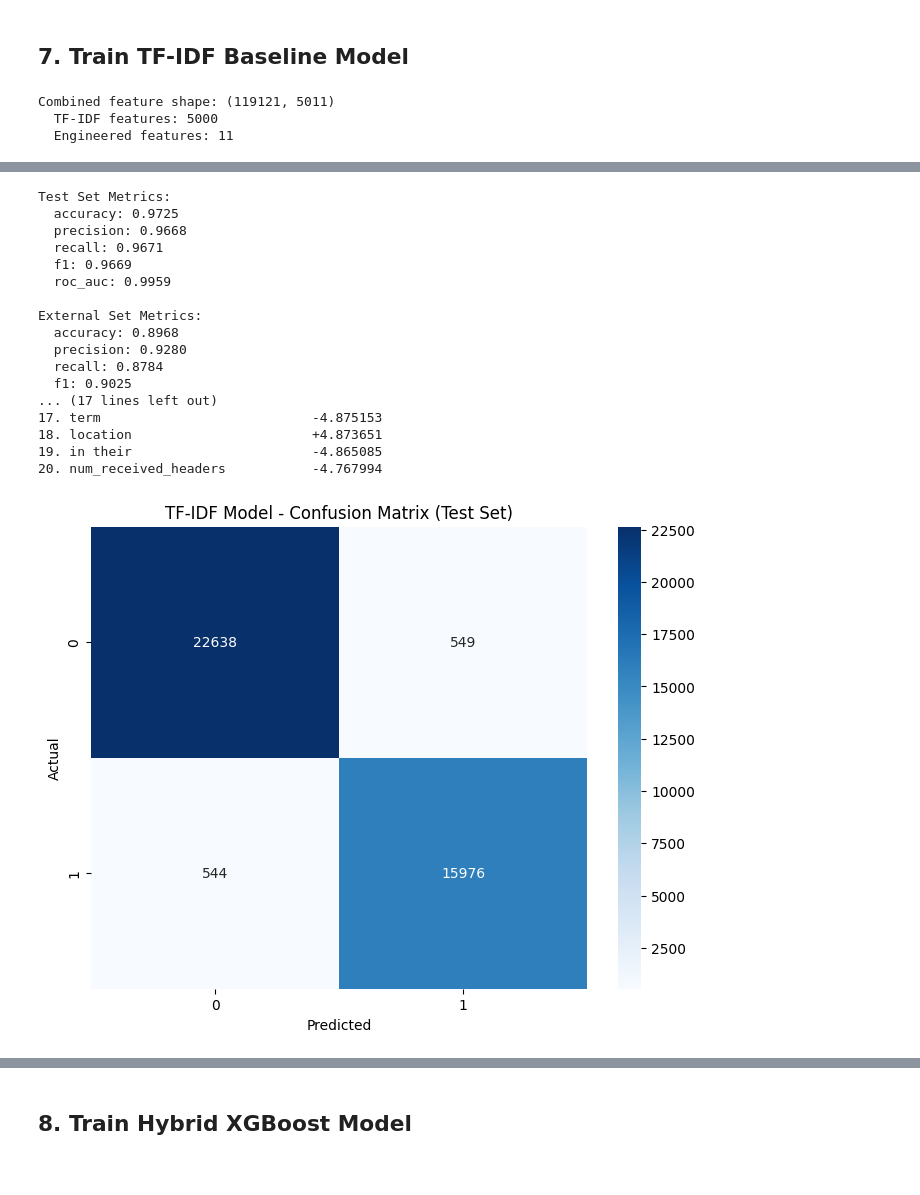
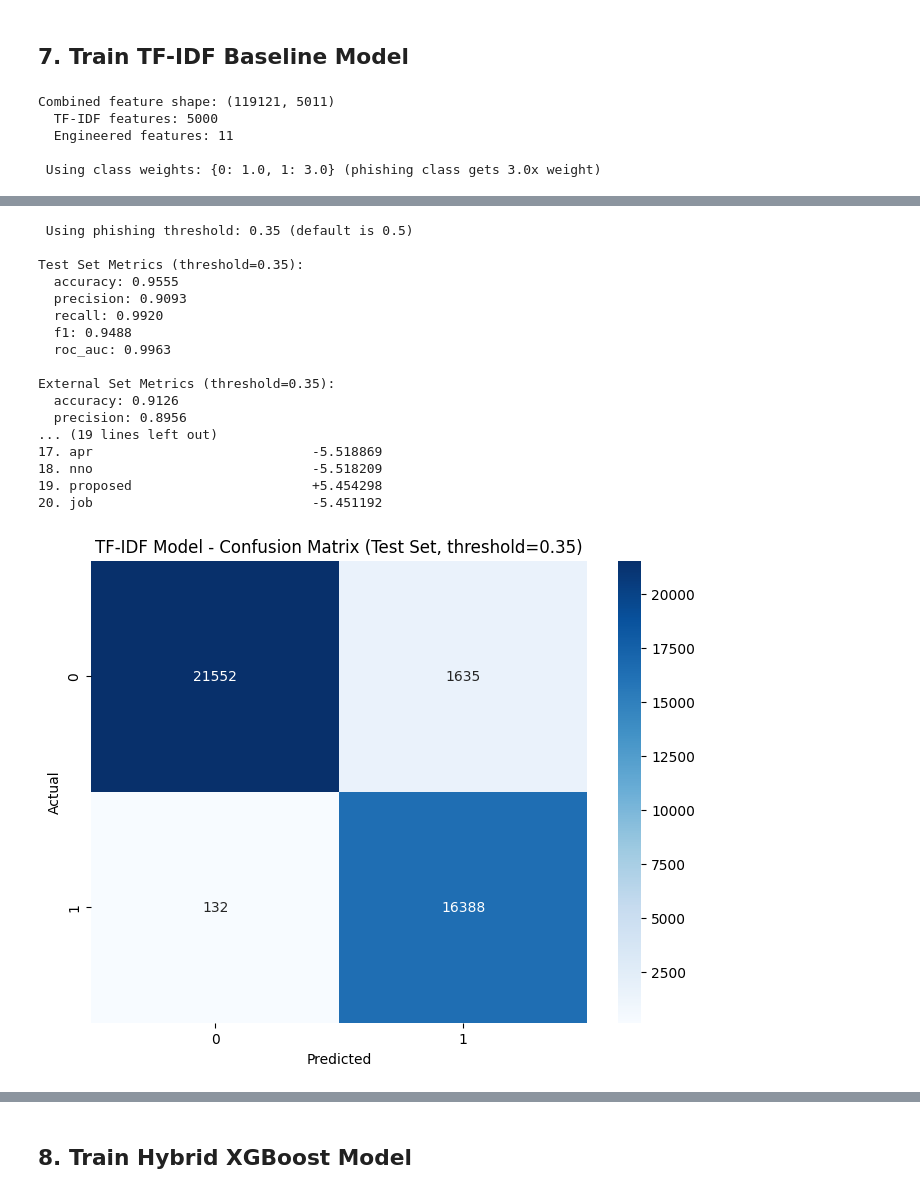
Before and after one commit to Latandu/PhishStop, a Jupyter notebook: app/models/train_models_with_wandb.ipynb, the cells around one changed output, grey strips where cells are left out. Drawn from its saved outputs; the diff is of its cells as text; code cells hidden in the pictures.

```diff
--- a/app/models/train_models_with_wandb.ipynb
+++ b/app/models/train_models_with_wandb.ipynb
@@ -57,6 +56,9 @@ config = {
     "external_split": 0.2,
     "data_source": "emails_v4.parquet",
 
+    "phishing_threshold": 0.35,
+    "class_weight_ratio": 3.0,
+
     "numeric_features": [
         "sender_domain_entropy", "has_attachment",
         "spf_flag_missing", "dkim_flag_missing",
@@ -66,7 +68,6 @@ config = {
     ],
     "embedding_model": "all-MiniLM-L6-v2",
     "embedding_dim": 384,
-    "svd_components": 100,
 
     "tfidf_max_features": 5000,
     "tfidf_ngram_range": (1, 2),
@@ -96,8 +97,10 @@ run = wandb.init(
     project="phishstop-detection",
     name=f"multi-model-training-{datetime.now().strftime('%Y%m%d-%H%M%S')}",
     config=config,
-    tags=["tfidf", "xgboost", "mlp", "hybrid", "comparison"]
+    tags=["tfidf", "xgboost", "mlp", "hybrid", "comparison", "aggressive-phishing"]
 )
 
 print(f"Run URL: {run.url}")
+print(f"   - Decision Threshold: {config['phishing_threshold']} (lower = more aggressive)")
+print(f"   - Class Weight Ratio: {config['class_weight_ratio']}x penalty for False Negatives")
 # %% [output]
@@ -383,17 +363,27 @@ print(f"Combined feature shape: {X_combined_train.shape}")
 print(f"  TF-IDF features: {X_tfidf_train.shape[1]}")
 print(f"  Engineered features: {features_train.shape[1]}")
 
+# AGGRESSIVE: Use class weights to heavily penalize missing phishing emails
+class_weights = {0: 1.0, 1: config['class_weight_ratio']}
+print(f"\n Using class weights: {class_weights} (phishing class gets {config['class_weight_ratio']}x weight)")
+
 lr_clf = LogisticRegression(
     max_iter=config["lr_max_iter"],
     C=config["lr_C"],
+    class_weight=class_weights,  # AGGRESSIVE: Penalize False Negatives
     random_state=config["random_seed"],
     verbose=1
 )
 lr_clf.fit(X_combined_train, y_train)
 
+# AGGRESSIVE: Use lower threshold for phishing classification
+phishing_threshold = config['phishing_threshold']
+print(f"\n Using phishing threshold: {phishing_threshold} (default is 0.5)")
+
 # Evaluate on test set
-y_pred_test_tfidf = lr_clf.predict(X_combined_test)
 y_proba_test_tfidf = lr_clf.predict_proba(X_combined_test)[:, 1]
+y_pred_test_tfidf = (y_proba_test_tfidf >= phishing_threshold).astype(int)  # AGGRESSIVE threshold
+
 tfidf_test_metrics = {
     'accuracy': accuracy_score(y_test, y_pred_test_tfidf),
     'precision': precision_score(y_test, y_pred_test_tfidf, zero_division=0),
@@ -402,13 +392,13 @@ tfidf_test_metrics = {
     'roc_auc': roc_auc_score(y_test, y_proba_test_tfidf)
 }
 
-print(f"\nTest Set Metrics:")
+print(f"\nTest Set Metrics (threshold={phishing_threshold}):")
 for metric, value in tfidf_test_metrics.items():
     print(f"  {metric}: {value:.4f}")
 
 # Evaluate on external set
-y_pred_ext_tfidf = lr_clf.predict(X_combined_external)
 y_proba_ext_tfidf = lr_clf.predict_proba(X_combined_external)[:, 1]
+y_pred_ext_tfidf = (y_proba_ext_tfidf >= phishing_threshold).astype(int)  # AGGRESSIVE threshold
 
 tfidf_external_metrics = {
     'accuracy': accuracy_score(y_external, y_pred_ext_tfidf),
@@ -418,7 +408,7 @@ tfidf_external_metrics = {
     'roc_auc': roc_auc_score(y_external, y_proba_ext_tfidf)
 }
 
-print(f"\nExternal Set Metrics:")
+print(f"\nExternal Set Metrics (threshold={phishing_threshold}):")
 for metric, value in tfidf_external_metrics.items():
     print(f"  {metric}: {value:.4f}")
 
@@ -431,6 +421,8 @@ for i, (name, coef) in enumerate(feature_importance[:20], 1):
 
 # Log to WandB
 wandb.log({
+    "tfidf/phishing_threshold": phishing_threshold,
+    "tfidf/class_weight_ratio": config['class_weight_ratio'],
     "tfidf/test_accuracy": tfidf_test_metrics['accuracy'],
     "tfidf/test_precision": tfidf_test_metrics['precision'],
     "tfidf/test_recall": tfidf_test_metrics['recall'],
@@ -449,7 +441,7 @@ fig, ax = plt.subplots(figsize=(8, 6))
 sns.heatmap(cm, annot=True, fmt='d', cmap='Blues', ax=ax)
 ax.set_xlabel('Predicted')
 ax.set_ylabel('Actual')
-ax.set_title('TF-IDF Model - Confusion Matrix (Test Set)')
+ax.set_title(f'TF-IDF Model - Confusion Matrix (Test Set, threshold={phishing_threshold})')
 plt.show()
 wandb.log({"tfidf/confusion_matrix": wandb.Image(fig)})
 plt.close()
@@ -459,7 +451,7 @@ fig, ax = plt.subplots(figsize=(8, 6))
 sns.heatmap(cm, annot=True, fmt='d', cmap='Blues', ax=ax)
 ax.set_xlabel('Predicted')
 ax.set_ylabel('Actual')
-ax.set_title('TF-IDF Model - Confusion Matrix (External Set)')
+ax.set_title(f'TF-IDF Model - Confusion Matrix (External Set, threshold={phishing_threshold})')
 plt.show()
 wandb.log({"tfidf/confusion_matrix": wandb.Image(fig)})
 plt.close()
@@ -467,3 +459,5 @@ plt.close()
 Combined feature shape: (119121, 5011)
   TF-IDF features: 5000
   Engineered features: 11
+
+ Using class weights: {0: 1.0, 1: 3.0} (phishing class gets 3.0x weight)
@@ -471,18 +465,18 @@ Combined feature shape: (119121, 5011)
-Test Set Metrics:
-  accuracy: 0.9725
-  precision: 0.9668
-  recall: 0.9671
-  f1: 0.9669
-  roc_auc: 0.9959
+ Using phishing threshold: 0.35 (default is 0.5)
 
-External Set Metrics:
-  accuracy: 0.8968
-  precision: 0.9280
-  recall: 0.8784
-  f1: 0.9025
-... (17 lines left out)
-17. term                           -4.875153
-18. location                       +4.873651
-19. in their                       -4.865085
-20. num_received_headers           -4.767994
+Test Set Metrics (threshold=0.35):
+  accuracy: 0.9555
+  precision: 0.9093
+  recall: 0.9920
+  f1: 0.9488
+  roc_auc: 0.9963
+
+External Set Metrics (threshold=0.35):
+  accuracy: 0.9126
+  precision: 0.8956
+... (19 lines left out)
+17. apr                            -5.518869
+18. nno                            -5.518209
+19. proposed                       +5.454298
+20. job                            -5.451192
-[figure, old version]
+[figure, new version]
```
Also changed, not shown: parts of 11 cells of this notebook, 6 other files.
